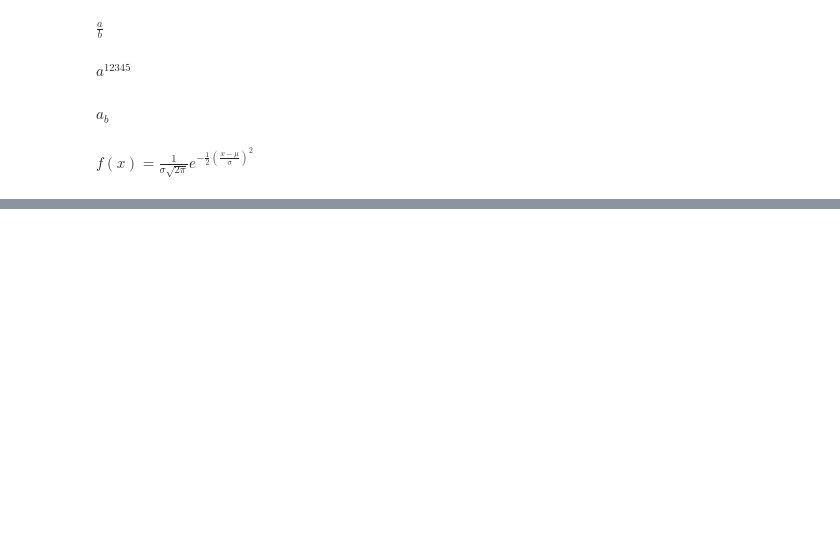
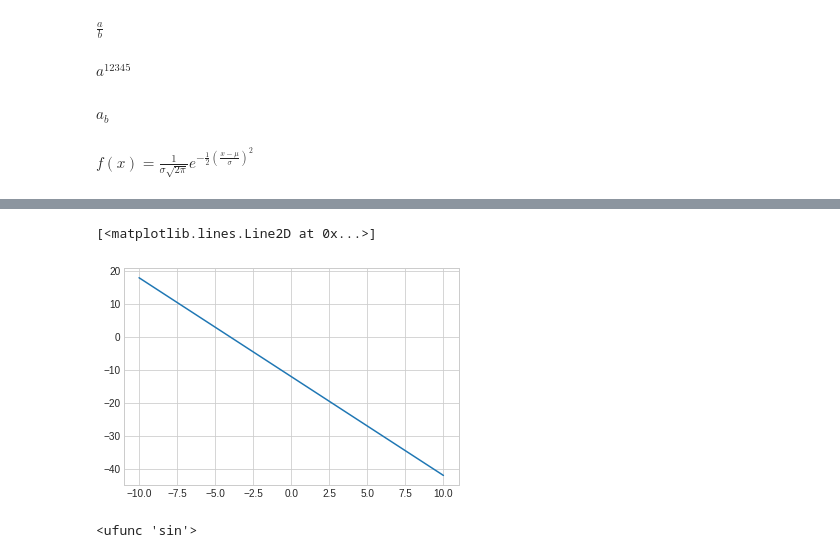
Before and after one commit to EvanR2022/Stats-Notebook, a Jupyter notebook: Rudman_Lab_1.ipynb, the cells around one changed output, grey strips where cells are left out. Drawn from its saved outputs; the diff is of its cells as text; code cells hidden in the pictures; blank space fills up the shorter version.

```diff
--- a/Rudman_Lab_1.ipynb
+++ b/Rudman_Lab_1.ipynb
@@ -362,0 +407,7 @@ $f(x) = \frac{1}{\sigma\sqrt{2\pi}}e^{-\frac{1}{2}(\frac{x-\mu}{\sigma})^2}$
+# %%
+y = -3*x - 12
+# %%
+plt.plot(x,y,label="y = -3x - 12 ")
+# %% [output]
+[<matplotlib.lines.Line2D at 0x...>]
+[figure, added]
@@ -362,0 +416,4 @@ $f(x) = \frac{1}{\sigma\sqrt{2\pi}}e^{-\frac{1}{2}(\frac{x-\mu}{\sigma})^2}$
+# %%
+np.sin
+# %% [output]
+<ufunc 'sin'>
```
Also changed, not shown: parts of 21 cells of this notebook.
